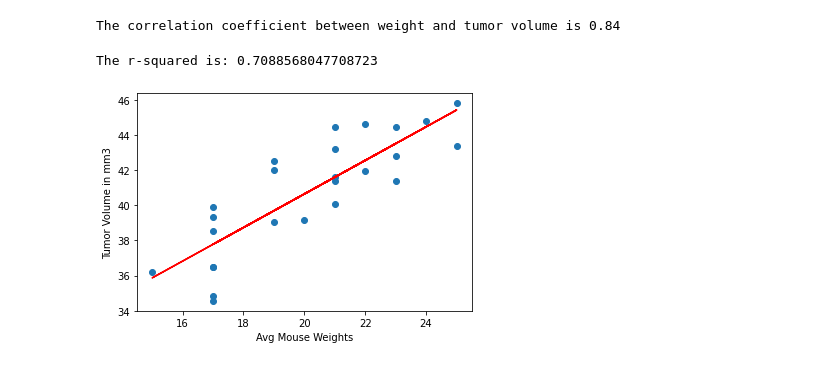
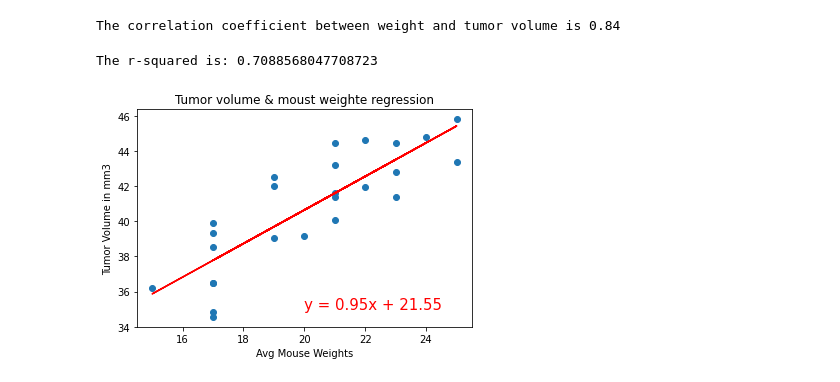
Before and after one commit to kentyjorge/matplotlib_challenge, a Jupyter notebook: pymaceuticals_starter.ipynb, the cells around one changed output. Saved outputs shown, nothing was run; the diff lists cells and outputs as text; code cells hidden in the pictures.

```diff
--- a/pymaceuticals_starter.ipynb
+++ b/pymaceuticals_starter.ipynb
@@ -544,18 +559,19 @@ The correlation coefficient between weight and tumor volume is 0.84
 # %%
 #and linear regression model
 # for mouse weight and average tumor volume for the Capomulin regimen
 x_values = avg_w
 y_values = avg_v
 (slope, intercept, rvalue, pvalue, stderr) = linregress(x_values, y_values)
 regress_values = x_values * slope + intercept
 line_eq = "y = " + str(round(slope,2)) + "x + " + str(round(intercept,2))
 plt.scatter(x_values,y_values)
 plt.plot(x_values,regress_values,"r-")
-plt.annotate(line_eq,(10,30),fontsize=15,color="red")
+plt.annotate(line_eq,(20,35),fontsize=15,color="red")
+plt.title("Tumor volume & moust weighte regression")
 plt.xlabel('Avg Mouse Weights')
 plt.ylabel('Tumor Volume in mm3')
 print(f"The r-squared is: {rvalue**2}")
 plt.show()
 # %% [output]
 The r-squared is: 0.7088568047708723
-[figure, old version]
+[figure, new version]
```
Also changed, not shown: parts of 9 cells of this notebook.
